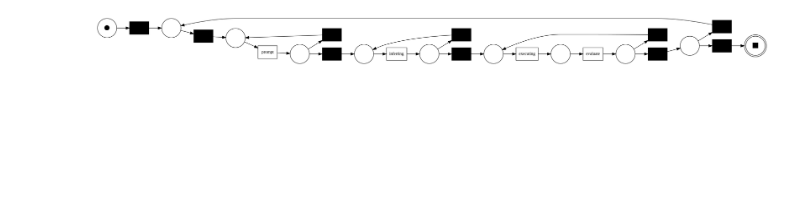
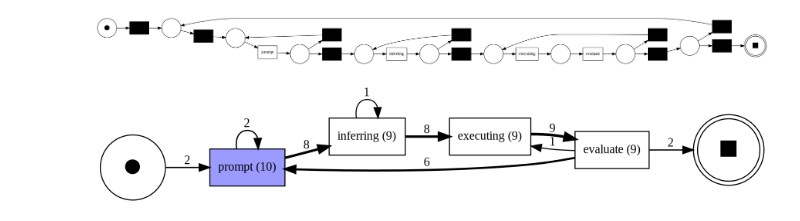
Before and after one commit to cstone157/dat_554, a Jupyter notebook: data/2026_10_04 flow00.ipynb, the cells around one changed output. Saved outputs shown, nothing was run; the diff lists cells and outputs as text; code cells hidden in the pictures; blank space fills up the shorter version.

Commit message:
Initial graph for flow00

```diff
--- a/data/2026_10_04 flow00.ipynb
+++ b/data/2026_10_04 flow00.ipynb
@@ -92,3 +101,11 @@ net, initial_marking, final_marking = pm4py.discover_petri_net_inductive(log)
 pm4py.view_petri_net(net, initial_marking, final_marking)
 # %% [output]
 [figure]
+# %%
+# Discover the Directly-Follows Graph (DFG) and the start and end activities
+dfg, start_activities, end_activities = pm4py.discover_dfg(log)
+
+# View the DFG inside the notebook
+pm4py.view_dfg(dfg, start_activities, end_activities)
+# %% [output]
+[figure, added]
```
Also changed, not shown: parts of 4 cells of this notebook.
